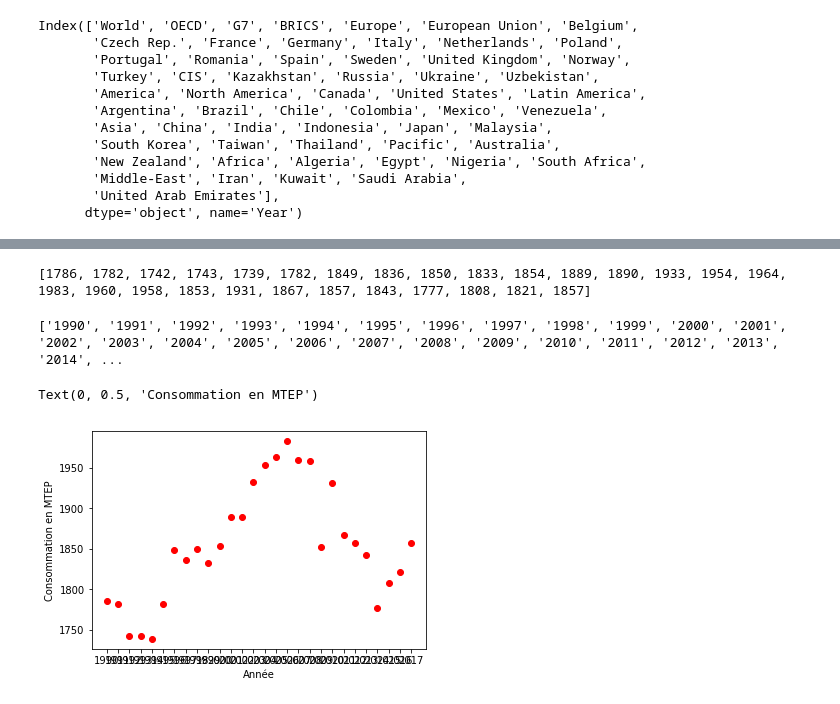
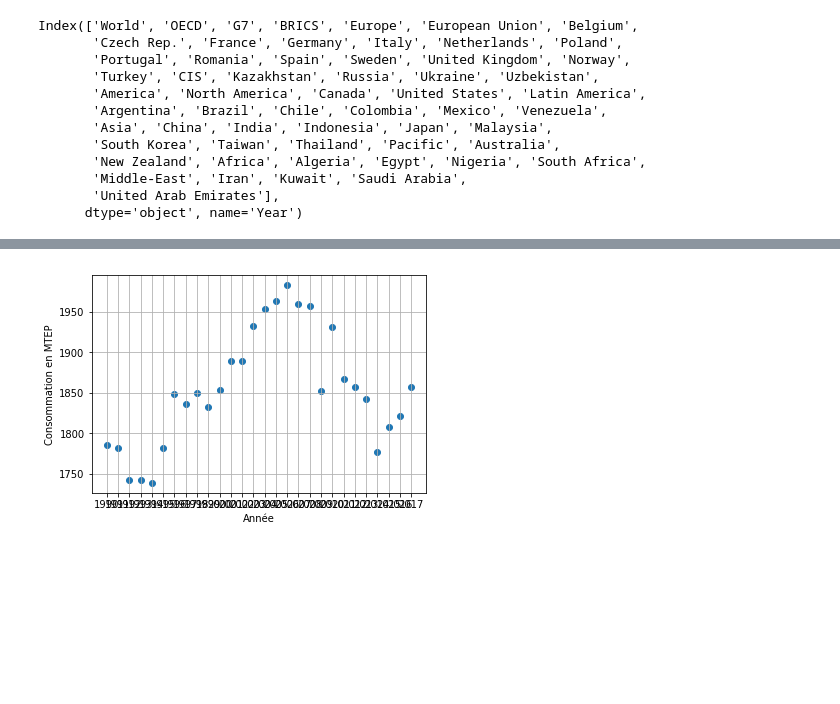
Before and after one commit to are2019-mipia1a2/Evolution-CO2, a Jupyter notebook: ENERGIE2 ARE-checkpoint.ipynb, the cells around one changed output, grey strips where cells are left out. Saved outputs shown, nothing was run; the diff lists cells and outputs as text; code cells hidden in the pictures; blank space fills up the shorter version.

```diff
--- a/ENERGIE2 ARE-checkpoint.ipynb
+++ b/ENERGIE2 ARE-checkpoint.ipynb
@@ -71,19 +43,9 @@ Name: Europe, dtype: int64
-# %%
-list_EU_V = list(EU) #Consommation en million TEP.
-# %%
-print(list_EU_V)
-# %% [output]
-[1786, 1782, 1742, 1743, 1739, 1782, 1849, 1836, 1850, 1833, 1854, 1889, 1890, 1933, 1954, 1964, 1983, 1960, 1958, 1853, 1931, 1867, 1857, 1843, 1777, 1808, 1821, 1857]
-# %%
-list_EU_Y = list(EU.index) #Année équivalent aux consommations de list_EU_V.
-# %%
-print(list_EU_Y)
-# %% [output]
-['1990', '1991', '1992', '1993', '1994', '1995', '1996', '1997', '1998', '1999', '2000', '2001', '2002', '2003', '2004', '2005', '2006', '2007', '2008', '2009', '2010', '2011', '2012', '2013', '2014', ...
 # %%
-plt.plot(list_EU_Y , list_EU_V, 'ro')
+axes = plt.axes()
+axes.grid()
 plt.xlabel('Année')
 plt.ylabel('Consommation en MTEP')
+plt.scatter(list_EU_Y , list_EU_V)
+plt.show()
 # %% [output]
-Text(0, 0.5, 'Consommation en MTEP')
-[figure, old version]
+[figure, new version]
```
Also changed, not shown: parts of 17 cells of this notebook.
